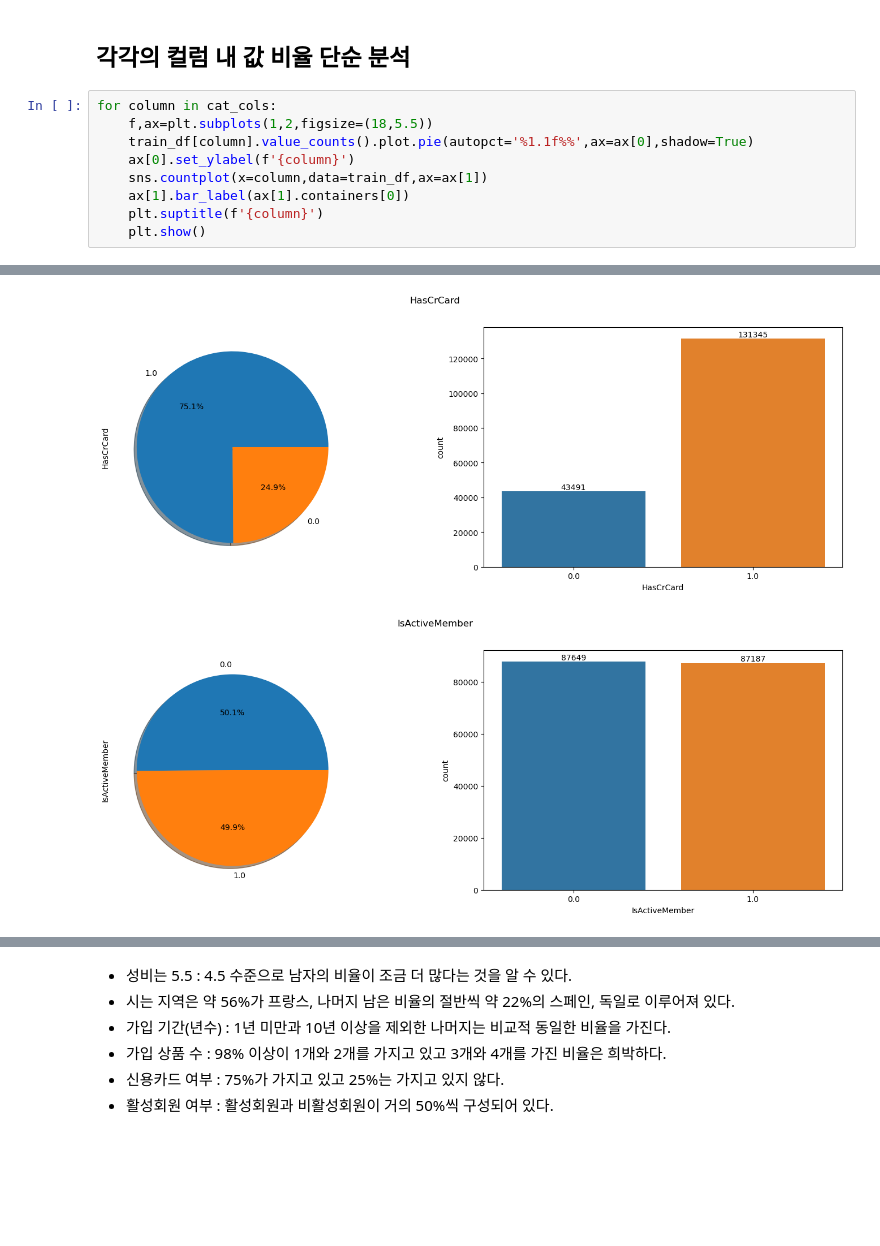
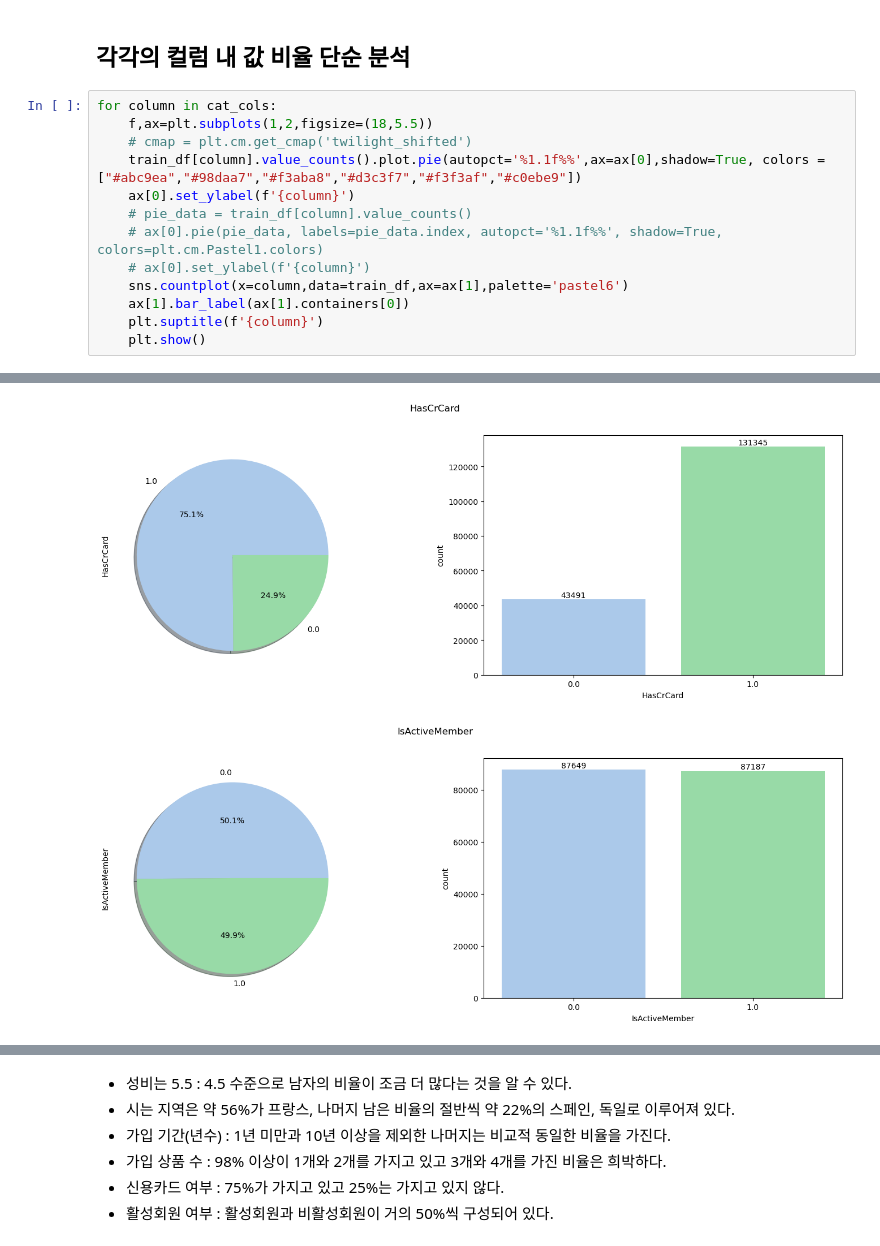
Before and after one commit to kikipark9/ML_Team_Project, a Jupyter notebook: eda_source/[EDA] 1. Binary Classification with a Bank Churn Dataset.ipynb, the cells around one changed output, grey strips where cells are left out. Drawn from its saved outputs; the diff is of its cells as text; blank space fills up the shorter version.

```diff
--- a/eda_source/[EDA] 1. Binary Classification with a Bank Churn Dataset.ipynb
+++ b/eda_source/[EDA] 1. Binary Classification with a Bank Churn Dataset.ipynb
@@ -226,9 +238,13 @@ cat_cols = ['Geography','Gender','Tenure','NumOfProducts','HasCrCard','IsActiveM
 # %%
 for column in cat_cols:
     f,ax=plt.subplots(1,2,figsize=(18,5.5))
-    train_df[column].value_counts().plot.pie(autopct='%1.1f%%',ax=ax[0],shadow=True)
+    # cmap = plt.cm.get_cmap('twilight_shifted')
+    train_df[column].value_counts().plot.pie(autopct='%1.1f%%',ax=ax[0],shadow=True, colors =["#abc9ea","#98daa7","#f3aba8","#d3c3f7","#f3f3af","#c0ebe9"])
     ax[0].set_ylabel(f'{column}')
-    sns.countplot(x=column,data=train_df,ax=ax[1])
+    # pie_data = train_df[column].value_counts()
+    # ax[0].pie(pie_data, labels=pie_data.index, autopct='%1.1f%%', shadow=True, colors=plt.cm.Pastel1.colors)
+    # ax[0].set_ylabel(f'{column}')
+    sns.countplot(x=column,data=train_df,ax=ax[1],palette='pastel6')
     ax[1].bar_label(ax[1].containers[0])
     plt.suptitle(f'{column}')
     plt.show()
@@ -240,2 +256,2 @@ for column in cat_cols:
-[figure, old version]
+[figure, new version]
-[figure, old version]
+[figure, new version]
```
Also changed, not shown: parts of 54 cells of this notebook.
